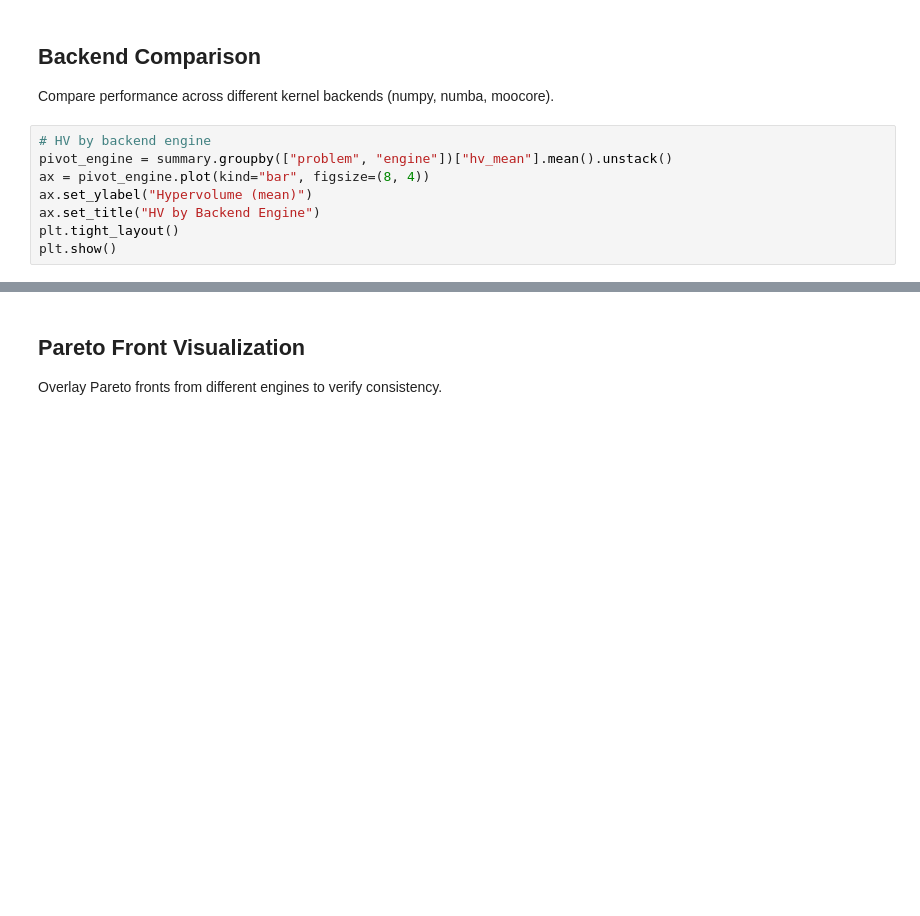
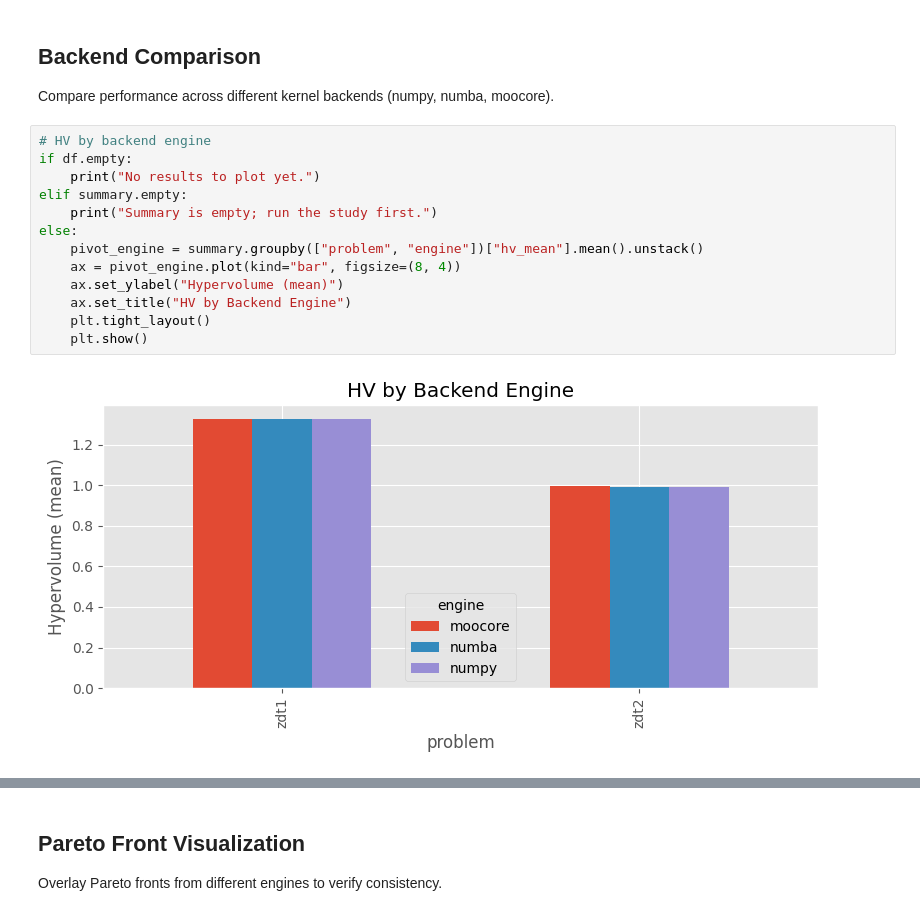
Before and after one commit to NicolasRodriguezUribe/VAMOS, a Jupyter notebook: notebooks/01_benchmarks_and_metrics.ipynb, the cells around one changed output, grey strips where cells are left out. Saved outputs shown, nothing was run; the diff lists cells and outputs as text; blank space fills up the shorter version.

```diff
--- a/notebooks/01_benchmarks_and_metrics.ipynb
+++ b/notebooks/01_benchmarks_and_metrics.ipynb
@@ -90,11 +130,18 @@ plt.show()
 Compare performance across different kernel backends (numpy, numba, moocore).
 # %%
 # HV by backend engine
-pivot_engine = summary.groupby(["problem", "engine"])["hv_mean"].mean().unstack()
-ax = pivot_engine.plot(kind="bar", figsize=(8, 4))
-ax.set_ylabel("Hypervolume (mean)")
-ax.set_title("HV by Backend Engine")
-plt.tight_layout()
-plt.show()
+if df.empty:
+    print("No results to plot yet.")
+elif summary.empty:
+    print("Summary is empty; run the study first.")
+else:
+    pivot_engine = summary.groupby(["problem", "engine"])["hv_mean"].mean().unstack()
+    ax = pivot_engine.plot(kind="bar", figsize=(8, 4))
+    ax.set_ylabel("Hypervolume (mean)")
+    ax.set_title("HV by Backend Engine")
+    plt.tight_layout()
+    plt.show()
+# %% [output]
+[figure, added]
 # %%
 # Runtime comparison by backend
```
Also changed, not shown: parts of 6 cells of this notebook, 8 other files.
